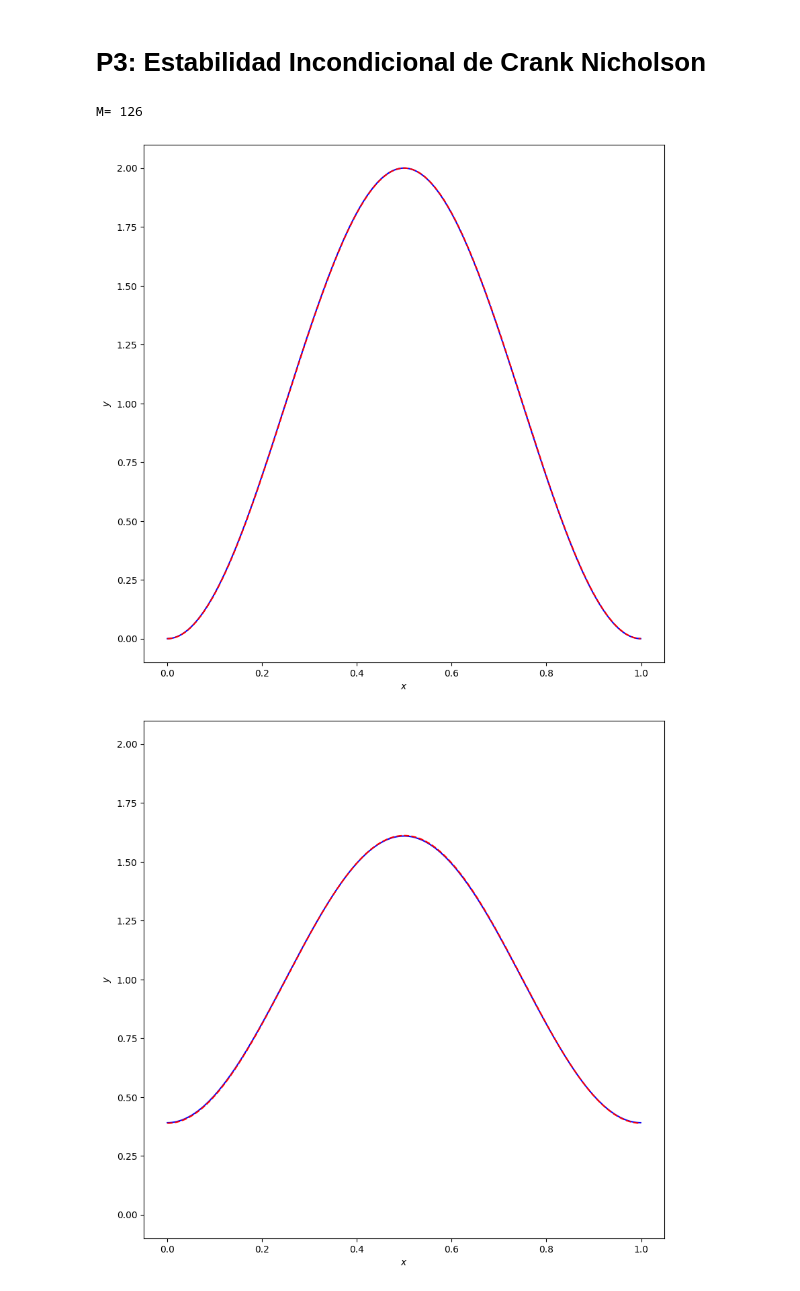
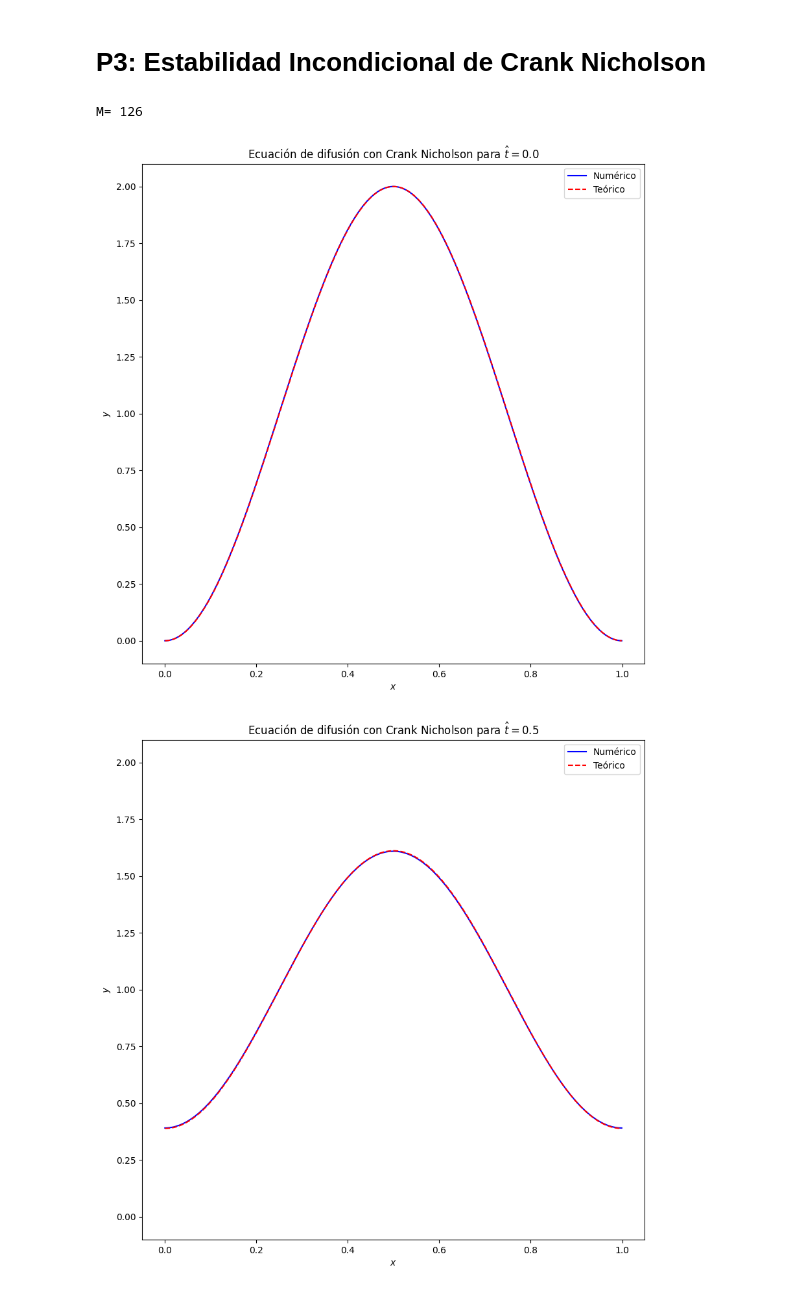
Before and after one commit to CrushinAngel/Numericos_6, a Jupyter notebook: Entrega.ipynb, the cells around one changed output. Drawn from its saved outputs; the diff is of its cells as text; code cells hidden in the pictures.

```diff
--- a/Entrega.ipynb
+++ b/Entrega.ipynb
@@ -133,7 +147,6 @@ import math
 N=1000
 alpha=200.
 M=int(N**2/(alpha*4*math.pi**2))
-delta = int(M/20)
 print('M=',M)
 v=np.empty(N)
 v_theo=np.empty(N)
@@ -145,34 +158,36 @@ for i in range(N):
     for j in range(N):
         if i == j:
             A[i,j] = 1+2*alpha
         else:
             if abs(i-j) == 1:
                 A[i,j] = -alpha
             else:
                 A[i,j] = 0.
 A[0,0] = 1+alpha
 A[N-1,N-1] = 1+alpha
 
 A_1 = np.linalg.inv(A)
 
 for i in range(N):
     v[i] = 1. - np.cos((i+.5)*2*math.pi/N)
     v_theo[i] = 1 - np.cos(2*math.pi*i/N)
     xs[i] = i/N
 count=0
 for t in range(M + 1):
     if t in (0, int(M/2), M):
         plt.figure(figsize=(10,10))
         plt.xlabel('$x$')
         plt.ylabel('$y$')
         plt.ylim(-.1,2.1)
-        plt.plot(xs,v,color='blue')#'bo', markersize=1)
-        plt.plot(xs,v_theo,color='red',linestyle='dashed')
+        plt.plot(xs,v,color='blue', label = 'Numérico')
+        plt.plot(xs,v_theo,color='red',linestyle='dashed', label = 'Teórico')
+        plt.title(rf'Ecuación de difusión con Crank Nicholson para $\hat{{t}} = {t/M}$')
+        plt.legend()
         plt.show()
     v = np.dot(v, A_1)
     for i in range(N):
         v_theo[i] = 1 - np.cos(2*math.pi*i/N)*np.exp(-t/M)
 # %% [output]
 M= 126
-[figure, old version]
+[figure, new version]
-[figure, old version]
+[figure, new version]
```
Also changed, not shown: parts of 4 cells of this notebook.
